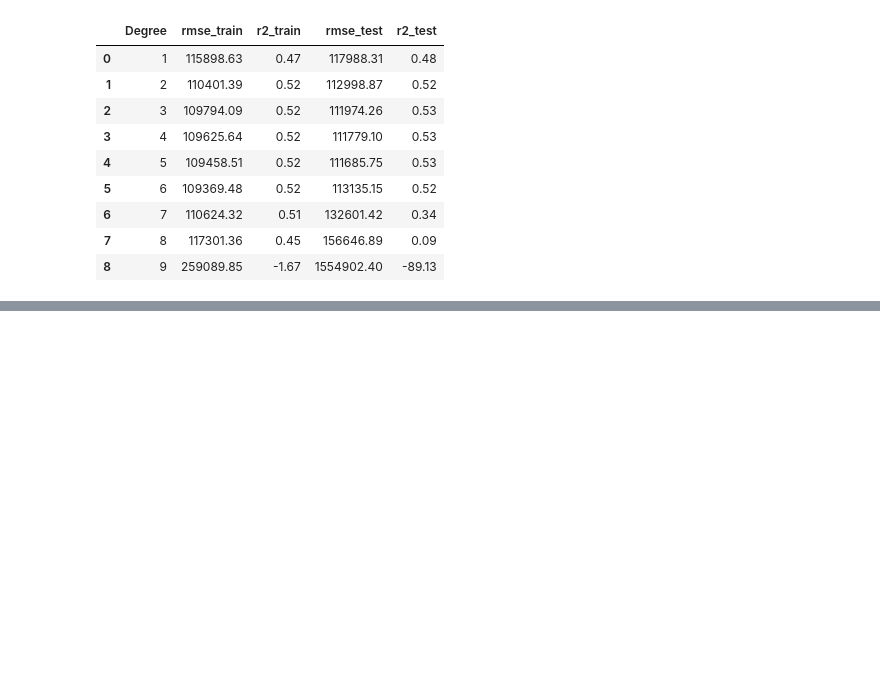
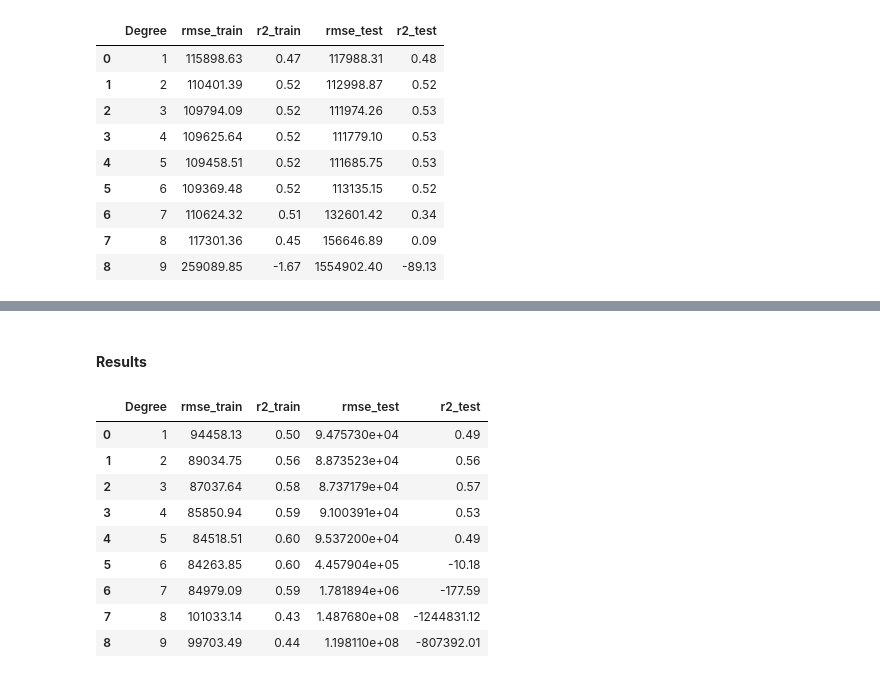
Before and after one commit to KNobles/challenge-regression, a Jupyter notebook: Final.ipynb, the cells around one changed output, grey strips where cells are left out. Drawn from its saved outputs; the diff is of its cells as text; code cells hidden in the pictures; blank space fills up the shorter version.

```diff
--- a/Final.ipynb
+++ b/Final.ipynb
@@ -578,0 +671,2 @@ Text(0.5, 0, 'Degree')
+# %% [markdown]
+#### **Results**
@@ -578,0 +680,13 @@ Text(0.5, 0, 'Degree')
+# %%
+df_results
+# %% [output]
+|  | Degree | rmse_train | r2_train | rmse_test | r2_test |
+| 0 | 1 | 94458.13 | 0.50 | 9.475730e+04 | 0.49 |
+| 1 | 2 | 89034.75 | 0.56 | 8.873523e+04 | 0.56 |
+| 2 | 3 | 87037.64 | 0.58 | 8.737179e+04 | 0.57 |
+| 3 | 4 | 85850.94 | 0.59 | 9.100391e+04 | 0.53 |
+| 4 | 5 | 84518.51 | 0.60 | 9.537200e+04 | 0.49 |
+| 5 | 6 | 84263.85 | 0.60 | 4.457904e+05 | -10.18 |
+| 6 | 7 | 84979.09 | 0.59 | 1.781894e+06 | -177.59 |
+| 7 | 8 | 101033.14 | 0.43 | 1.487680e+08 | -1244831.12 |
+| 8 | 9 | 99703.49 | 0.44 | 1.198110e+08 | -807392.01 |
```
Also changed, not shown: parts of 27 cells of this notebook.
